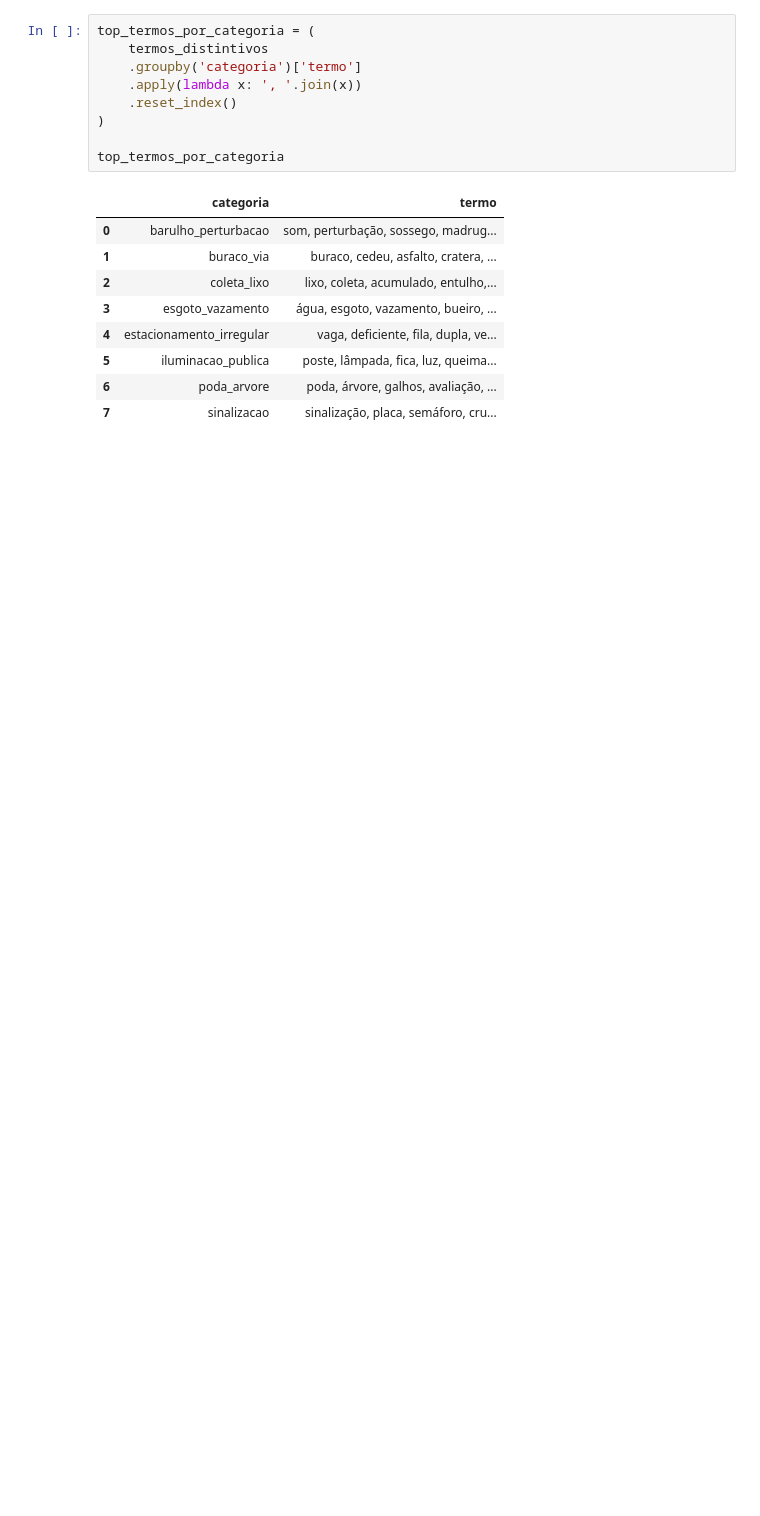
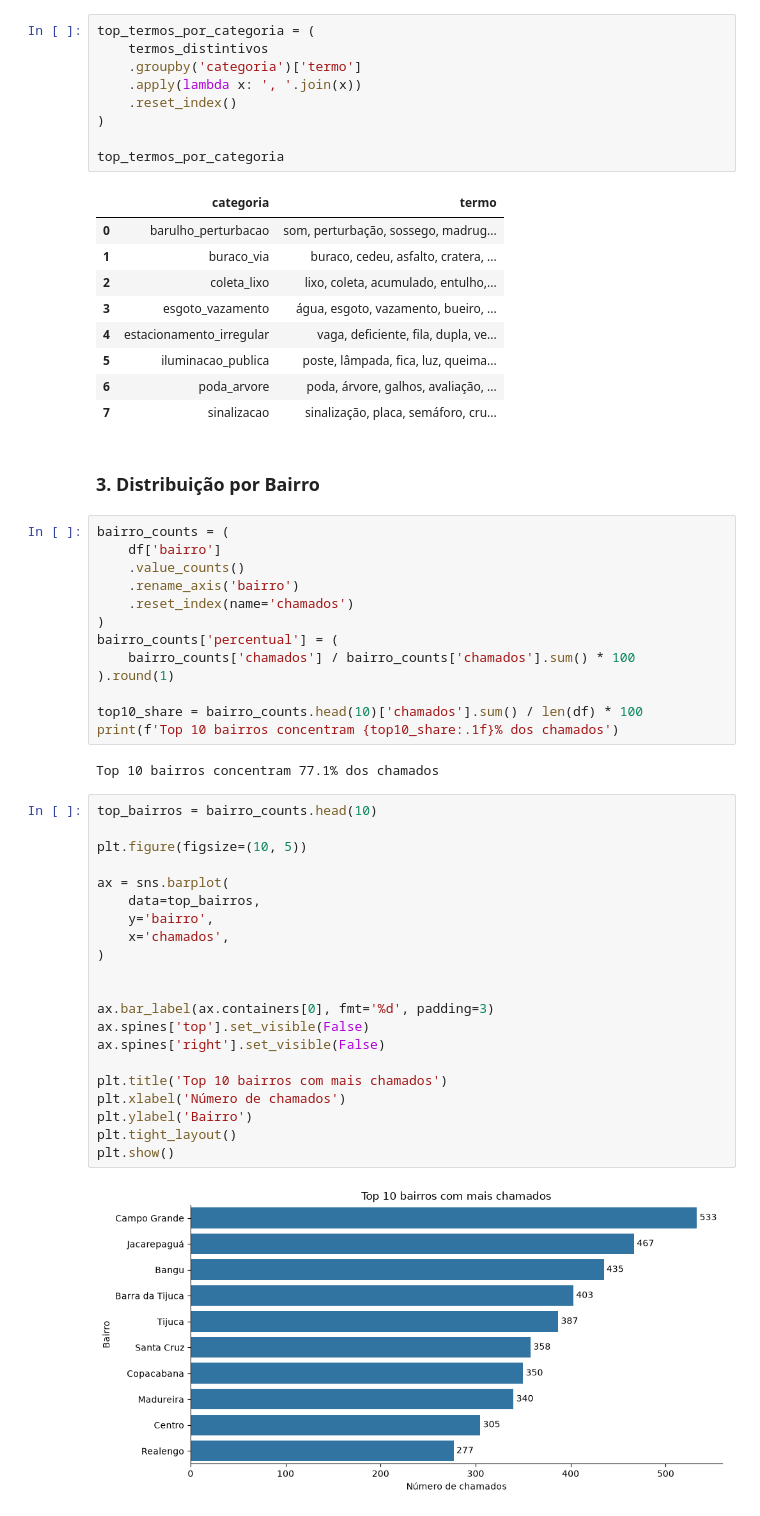
Before and after one commit to Mitysuo/desafio-cientista-dados-junior-ia-pref, a Jupyter notebook: notebooks/01_analise_exploratoria.ipynb, the cells around one changed output. Drawn from its saved outputs; the diff is of its cells as text; blank space fills up the shorter version.

```diff
--- a/notebooks/01_analise_exploratoria.ipynb
+++ b/notebooks/01_analise_exploratoria.ipynb
@@ -267,3 +298,43 @@ top_termos_por_categoria
 | 5 | iluminacao_publica | poste, lâmpada, fica, luz, queima... |
 | 6 | poda_arvore | poda, árvore, galhos, avaliação, ... |
 | 7 | sinalizacao | sinalização, placa, semáforo, cru... |
+# %% [markdown]
+### 3. Distribuição por Bairro
+# %%
+bairro_counts = (
+    df['bairro']
+    .value_counts()
+    .rename_axis('bairro')
+    .reset_index(name='chamados')
+)
+bairro_counts['percentual'] = (
+    bairro_counts['chamados'] / bairro_counts['chamados'].sum() * 100
+).round(1)
+
+top10_share = bairro_counts.head(10)['chamados'].sum() / len(df) * 100
+print(f'Top 10 bairros concentram {top10_share:.1f}% dos chamados')
+# %% [output]
+Top 10 bairros concentram 77.1% dos chamados
+# %%
+top_bairros = bairro_counts.head(10)
+
+plt.figure(figsize=(10, 5))
+
+ax = sns.barplot(
+    data=top_bairros,
+    y='bairro',
+    x='chamados',
+)
+
+
+ax.bar_label(ax.containers[0], fmt='%d', padding=3)
+ax.spines['top'].set_visible(False)
+ax.spines['right'].set_visible(False)
+
+plt.title('Top 10 bairros com mais chamados')
+plt.xlabel('Número de chamados')
+plt.ylabel('Bairro')
+plt.tight_layout()
+plt.show()
+# %% [output]
+[figure, added]
```
Also changed, not shown: parts of 11 cells of this notebook.
